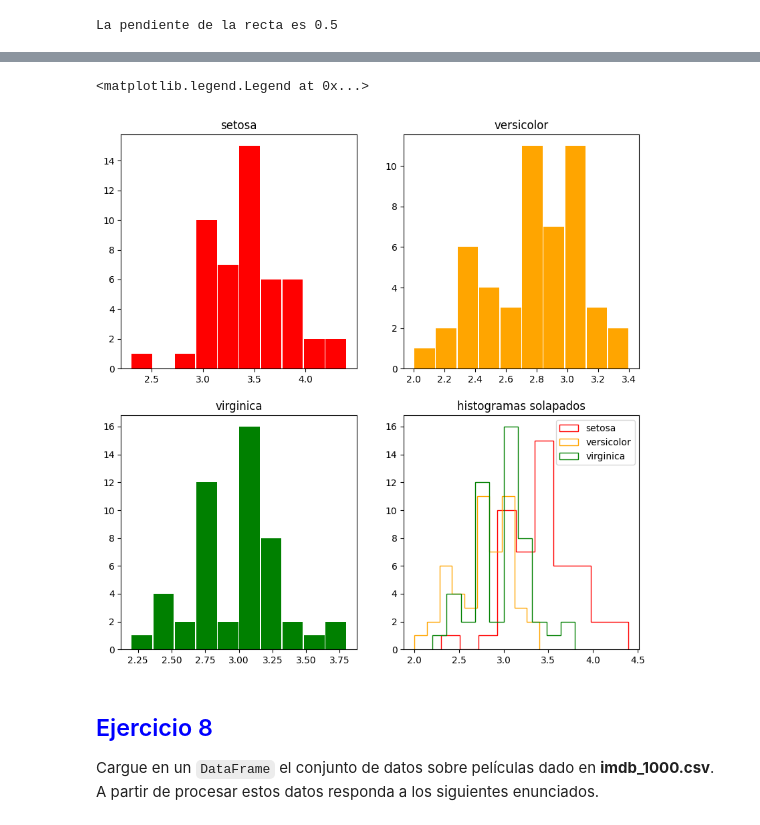
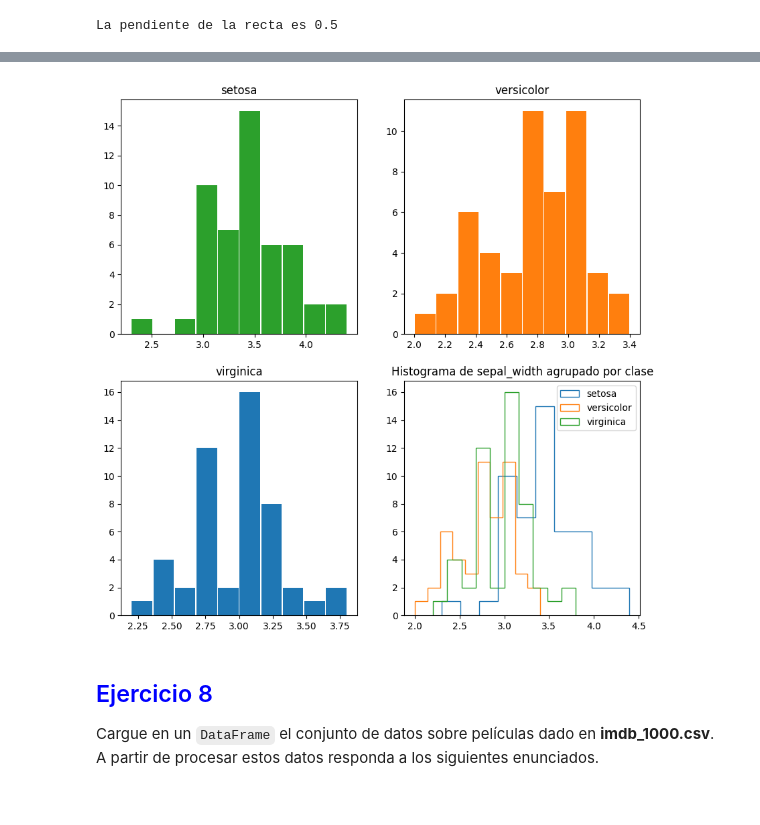
Before and after one commit to Nefertumm/AM, a Jupyter notebook: Tema_0-Introduccion/Entregables/Entregables_introduccion.ipynb, the cells around one changed output, grey strips where cells are left out. Drawn from its saved outputs; the diff is of its cells as text; code cells hidden in the pictures.

Commit message:
refactor: use pandas group by instead of the monkey way

```diff
--- a/Tema_0-Introduccion/Entregables/Entregables_introduccion.ipynb
+++ b/Tema_0-Introduccion/Entregables/Entregables_introduccion.ipynb
@@ -60,0 +38,15 @@ plt.show()
+# %%
+data = pd.read_csv('./data/datos.csv')
+data.head()
+data_group = data.groupby('dataset')
+
+fig, axes = plt.subplots(2, len(data_group) // 2, figsize=(10, 10))
+fig.suptitle('Distribución de los datos')
+# Paleta random de colors con la cantidad de grupos que hay en el dataset, que coincide con la cantidad de gráficos
+colors = sns.color_palette(None, len(data_group))
+# Para cada uno de los gráficos en el subplot, necesitamos el grupo (key) y el eje en el que tiene que ser gráficado (ax) (flatten pq axes es un array de arrays)
+for key, ax in zip(data_group.groups.keys(), axes.flatten()):
+    data_group.get_group(key).plot(kind='scatter', x='x', y='y', ax=ax, label=key, color=colors.pop())
+    ax.set_title(key)
+
+plt.show()
@@ -202,29 +200,27 @@ Cargue el conjunto de datos del archivo <b>iris.csv</b> que creó y grafique en
 # %%
 iris = pd.read_csv('./data/iris.csv')
 
 iris.head()
 
-dfs = {}
-for tipo in iris['class'].unique():
-    dfs[tipo] = iris[iris['class'] == tipo]
+iris_group = iris.groupby('class')
 
-# subplots de histogramas para cada sepal width
 fig, axes = plt.subplots(2, 2, figsize=(10, 10))
-colors = ['red', 'orange', 'green']
-for i, tipo in enumerate(dfs):
-    ax = axes[i//2, i%2]
-    ax.hist(dfs[tipo]['sepal_width'], bins=10, rwidth=0.95, color = colors[i])
-    ax.set_title(tipo)
+colors = sns.color_palette(None, len(iris_group))
 
-# Histogramas superpuestos de todos juntos
-for i, tipo in enumerate(dfs):
-    axes[1, 1].hist(dfs[tipo]['sepal_width'], bins=10, color = colors[i], histtype='step', label=tipo)
-    axes[1, 1].set_title('histogramas solapados')
+for key, ax in zip(iris_group.groups.keys(), axes.flatten()):
+    ax.hist(iris_group.get_group(key)['sepal_width'], color=colors.pop(), rwidth=0.95, bins=10)
+    ax.set_title(key)
 
-plt.legend()
+for key in iris_group.groups.keys():
+    # Uno con todos juntos
+    axes[1, 1].hist(iris_group.get_group(key)['sepal_width'], bins = 10, histtype='step', label=key)
+
+axes[1, 1].legend()
+axes[1, 1].set_title('Histograma de sepal_width agrupado por clase')
+
+plt.show()
 # %% [output]
-<matplotlib.legend.Legend at 0x...>
-[figure, old version]
+[figure, new version]
 # %% [markdown]
 <h2><font color="blue">Ejercicio 8</font></h2>
 
```
Also changed, not shown: parts of 8 cells of this notebook.
